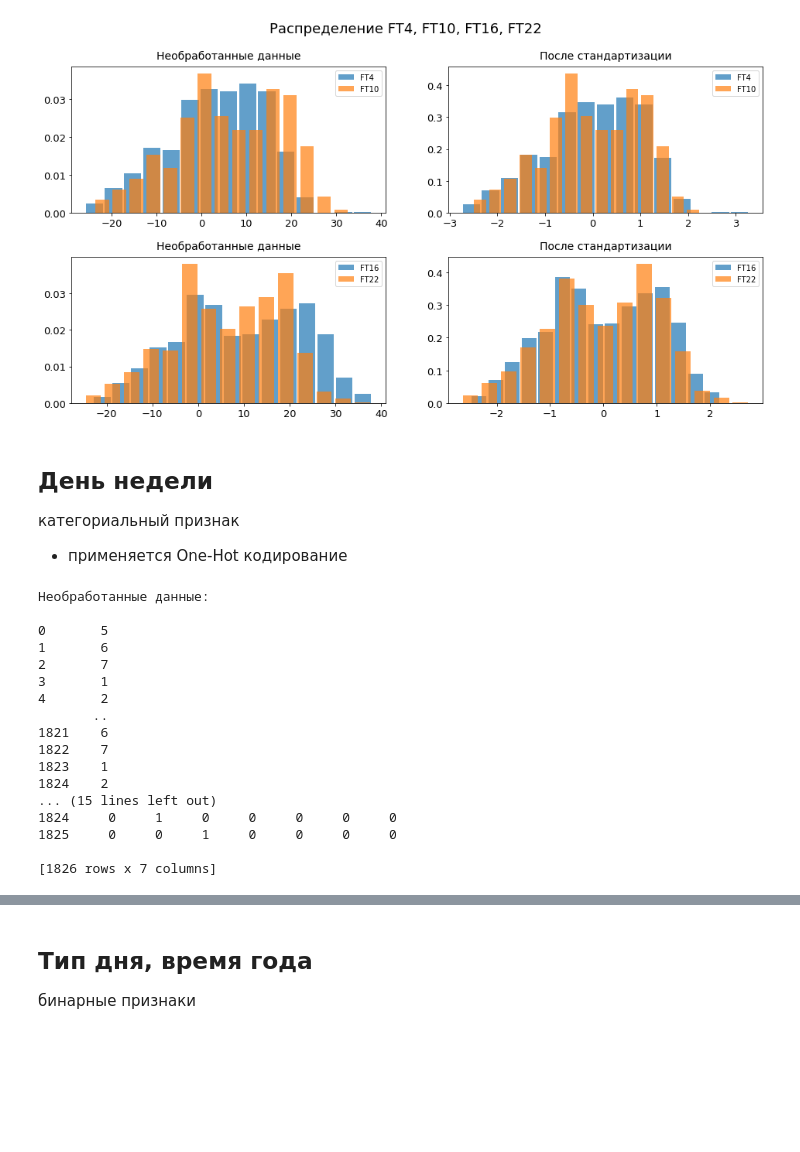
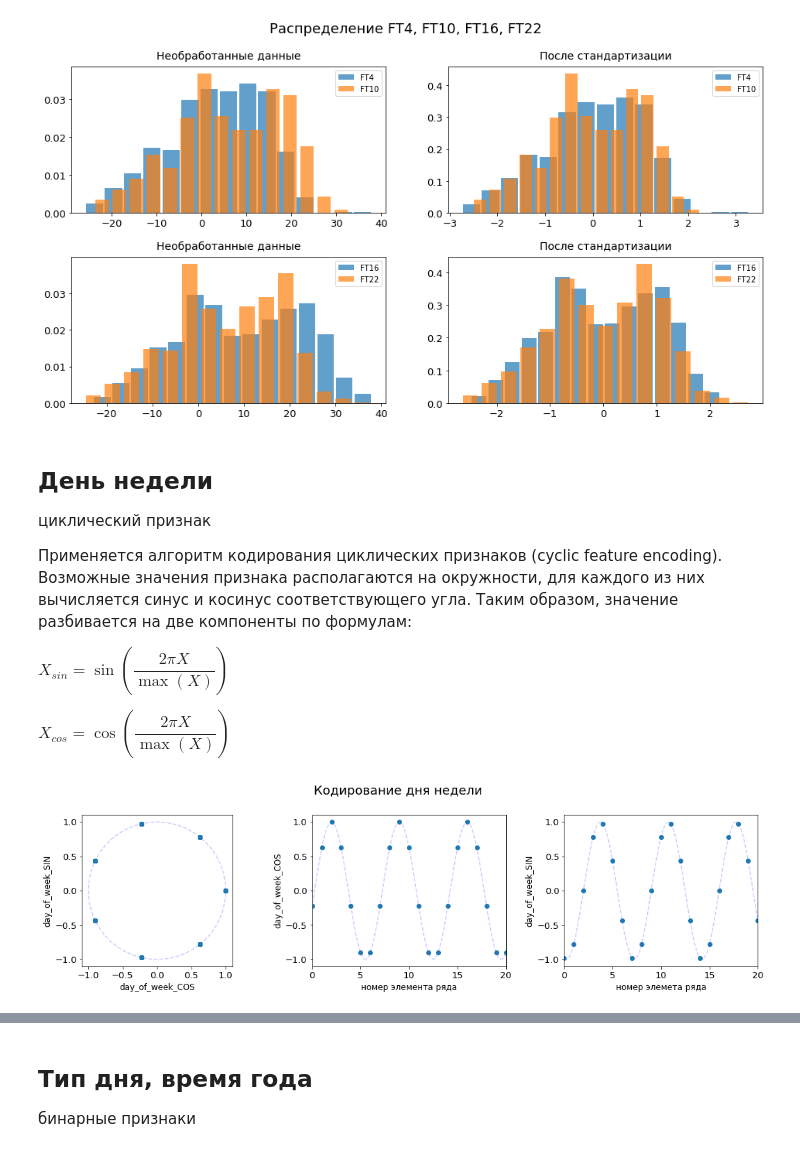
Before and after one commit to MrShumnov/energy-consumption-prediction, a Jupyter notebook: src/preprocess_var1.ipynb, the cells around one changed output, grey strips where cells are left out. Drawn from its saved outputs; the diff is of its cells as text; code cells hidden in the pictures; blank space fills up the shorter version.

```diff
--- a/src/preprocess.ipynb
+++ b/src/preprocess_var1.ipynb
@@ -46,5 +64,6 @@ e_params = [mean, std] # для дальнейшей сериализации
 # %%
 plt.rc('axes', titlesize=14)
+plt.rc('axes', labelsize=12)
 plt.rc('xtick', labelsize=13)
 plt.rc('ytick', labelsize=13)
 plt.rc('figure', titlesize=18)
@@ -128,31 +163,54 @@ plt.show()
 [figure]
 # %% [markdown]
 ## День недели
-категориальный признак
-* применяется One-Hot кодирование
+циклический признак
+
+Применяется алгоритм кодирования циклических признаков (cyclic feature encoding). Возможные значения признака располагаются на окружности, для каждого из них вычисляется синус и косинус соответствующего угла. Таким образом, значение разбивается на две компоненты по формулам:
+
+$X_{sin} = \sin(\dfrac{2 \pi X}{\max(X)})$
+
+$X_{cos} = \cos(\dfrac{2 \pi X}{\max(X)})$
+# %%
+def encode_cyclic(data, col_name):
+    res = pd.DataFrame()
+
+    res[col_name + '_sin'] = np.sin(2 * np.pi * data / data.max())
+    res[col_name + '_cos'] = np.cos(2 * np.pi * data / data.max())
+
+    return res
 # %%
-dow = pd.get_dummies(train['Day of week'])
-
-dow.columns = ['DoW' + str(col) for col in dow.columns]
+def preprocess_dow(data):
+    return encode_cyclic(data['Day of week'], 'DoW')
+# %%
+dow = preprocess_dow(train)
 # %%
-print('Необработанные данные: ', train['Day of week'],
-      'Закодированные данные: ', dow,
-      sep='\n\n')
+fig, axs = plt.subplots(1, 3, figsize=(18,4))
+fig.suptitle('Кодирование дня недели', y=1.03)
+fig.subplots_adjust(wspace=0.3)
+
+x = np.linspace(0, np.pi * 2)
+axs[0].plot(np.cos(x), np.sin(x), 'b--', alpha=0.2)
+axs[0].plot(dow['DoW_cos'], dow['DoW_sin'], 'o')
+axs[0].set_box_aspect(1)
+axs[0].set_xlabel('day_of_week_COS')
+axs[0].set_ylabel('day_of_week_SIN')
+
+x = np.linspace(-3, 20, 100)
+axs[1].plot(x + 2, np.cos(x * np.pi * 2 / 7),
+            'b--', alpha=0.2)
+axs[1].plot(dow['DoW_cos'], 'o')
+axs[1].set_xlim(0, 20)
+axs[1].set_xlabel('номер элемента ряда')
+axs[1].set_ylabel('day_of_week_COS')
+
+x = np.linspace(-3, 20, 100)
+axs[2].plot(x + 2, np.sin(x * np.pi * 2 / 7),
+            'b--', alpha=0.2)
+axs[2].plot(dow['DoW_sin'], 'o')
+axs[2].set_xlim(0, 20)
+axs[2].set_xlabel('номер элемета ряда')
+axs[2].set_ylabel('day_of_week_SIN')
+
+plt.show()
 # %% [output]
-Необработанные данные:
-
-0       5
-1       6
-2       7
-3       1
-4       2
-       ..
-1821    6
-1822    7
-1823    1
-1824    2
-... (15 lines left out)
-1824     0     1     0     0     0     0     0
-1825     0     0     1     0     0     0     0
-
-[1826 rows x 7 columns]
+[figure, added]
```
Also changed, not shown: parts of 28 cells of this notebook, 8 other files.
